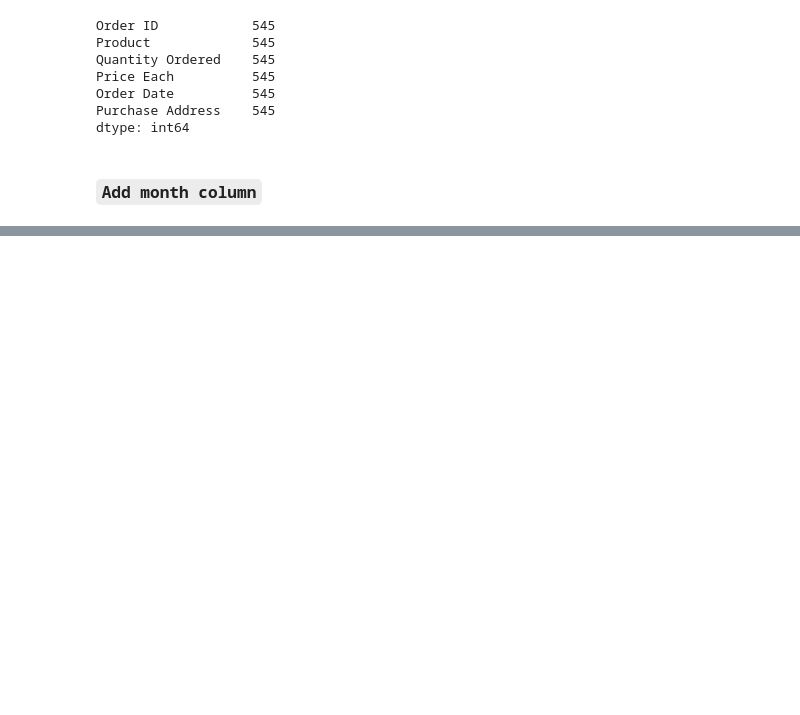
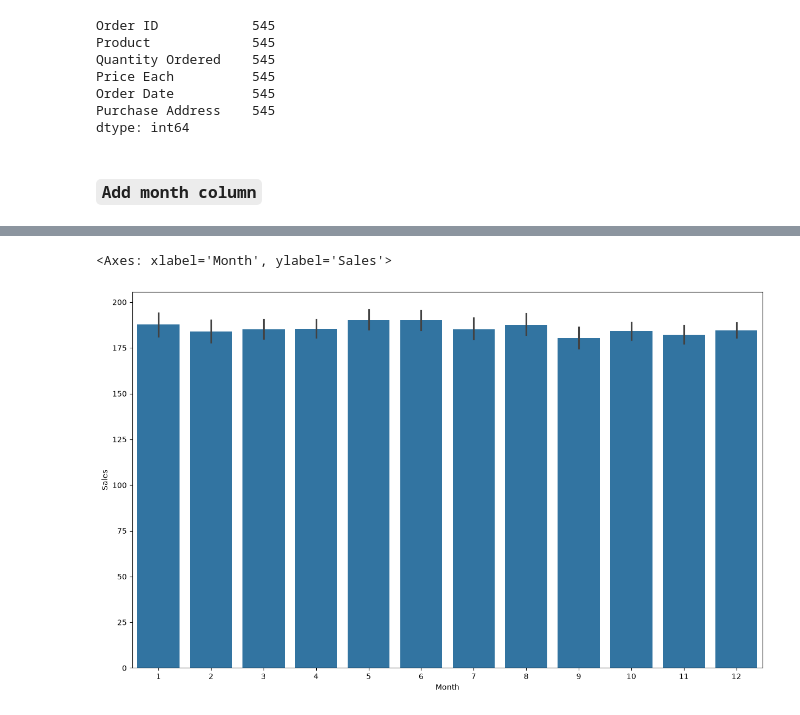
Before and after one commit to advait-kale/Data-Analysis-, a Jupyter notebook: sales.ipynb, the cells around one changed output, grey strips where cells are left out. Cells and saved outputs as stored; diff of their text form; code cells hidden in the pictures; blank space fills up the shorter version.

Commit message:
Sales Analysis

```diff
--- a/sales.ipynb
+++ b/sales.ipynb
@@ -77,0 +101,3 @@ df.head()
+# %%
+df["Quantity Ordered"] = pd.to_numeric(df["Quantity Ordered"])
+df["Price Each"] = pd.to_numeric(df["Price Each"])
@@ -77,0 +106,2 @@ df.head()
+# %%
+df["Sales"] = df["Quantity Ordered"] * df["Price Each"]
@@ -77,0 +117,6 @@ df.head()
+# %%
+plt.figure(figsize=(15, 9))
+sns.barplot(x=df["Month"], y=df["Sales"], orient="v")
+# %% [output]
+<Axes: xlabel='Month', ylabel='Sales'>
+[figure, added]
```
Also changed, not shown: parts of 33 cells of this notebook, 4 other files.
